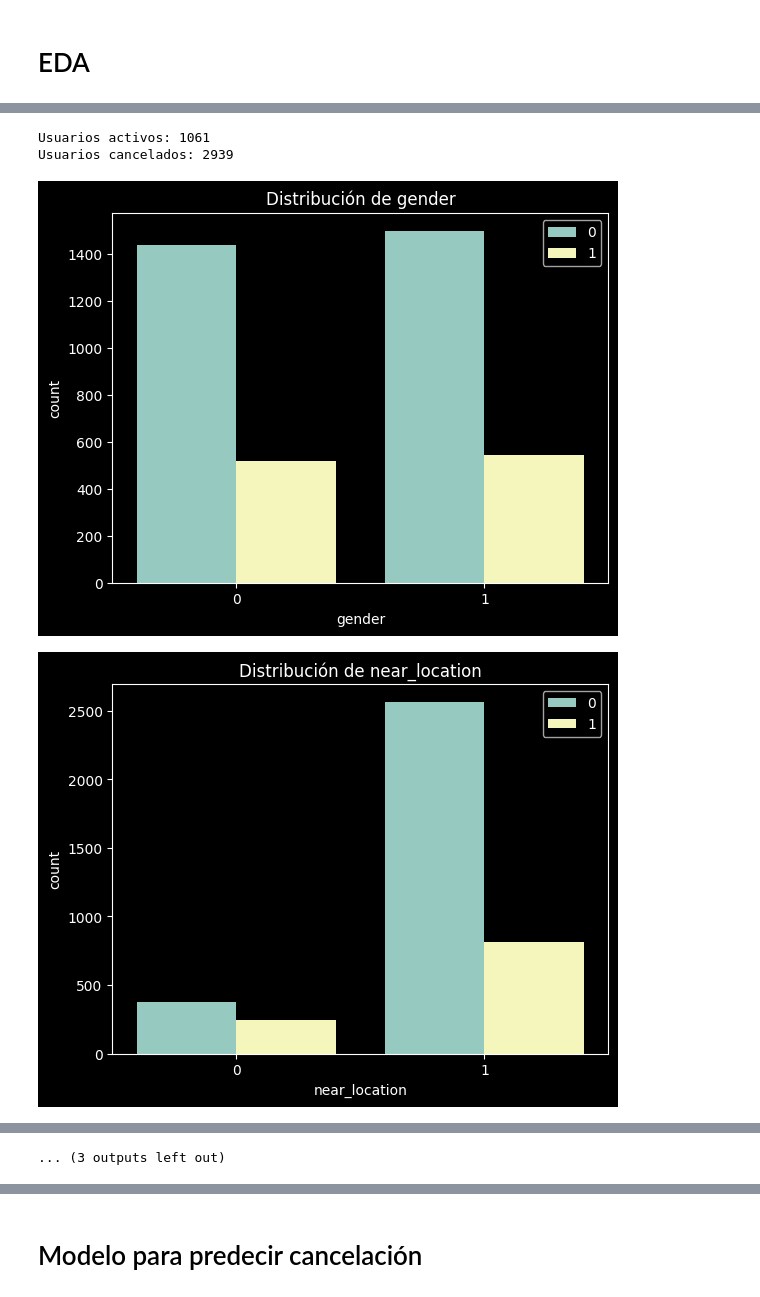
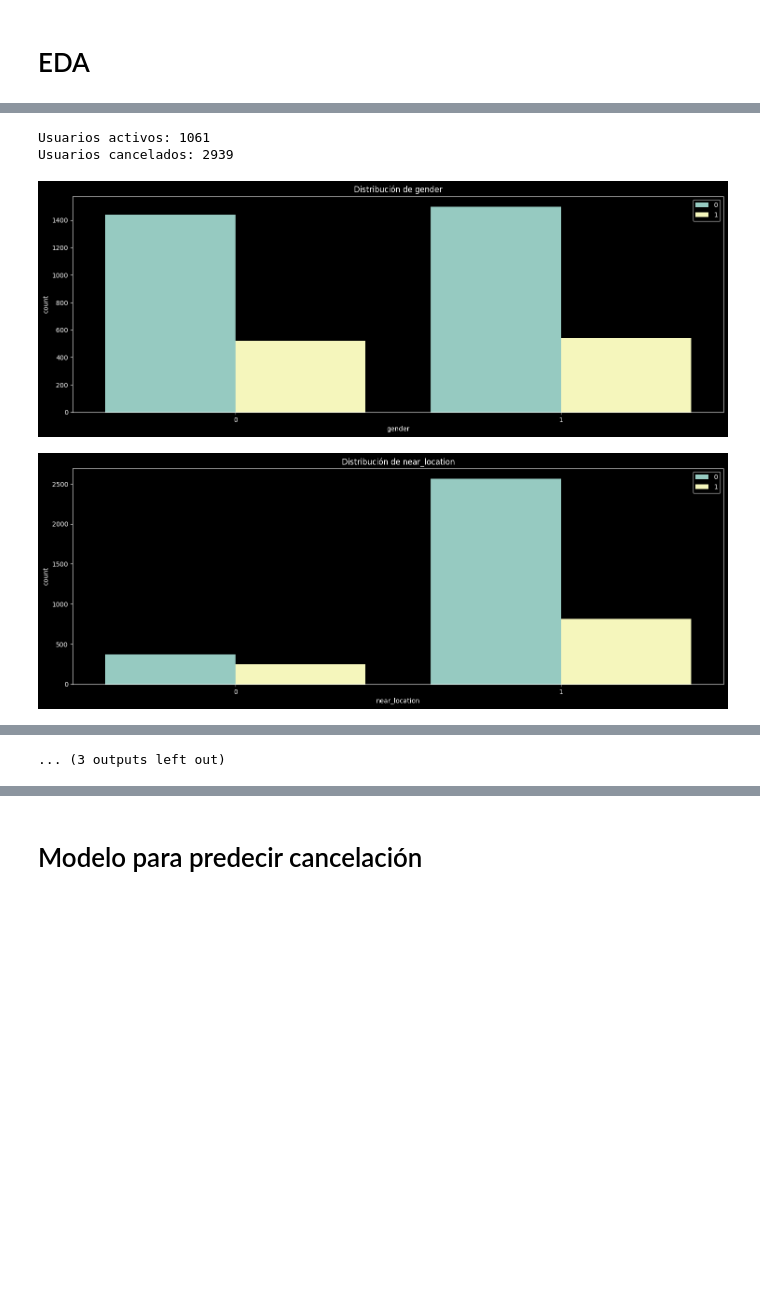
Before and after one commit to XivxnX/model_machine-learning, a Jupyter notebook: model_machine-learning.ipynb, the cells around one changed output, grey strips where cells are left out. Drawn from its saved outputs; the diff is of its cells as text; code cells hidden in the pictures; blank space fills up the shorter version.

```diff
--- a/model_machine-learning.ipynb
+++ b/model_machine-learning.ipynb
@@ -122,25 +106,25 @@ canceled_users = gym_data.query('churn == 0')
 # %%
 # crear histogramas
 characteristics = gym_data.columns.to_list()
 print('Usuarios activos:', active_users.shape[0])
 print('Usuarios cancelados:', canceled_users.shape[0])
 
 for character in characteristics:
-
+    plt.figure(figsize=(18,6))
     # Gráfica para variables categóricas
     if gym_data[character].nunique() <= 2:
         sns.countplot(data=gym_data, x=character, hue='churn')
 
     # Gráfica para numéricas
     else:
         sns.histplot(active_users[character], label="Active", alpha=0.9)
         sns.histplot(canceled_users[character], label="Canceled", alpha=0.2)
 
     plt.title(f"Distribución de {character}")
     plt.legend()
     plt.show()
 # %% [output]
 Usuarios activos: 1061
 Usuarios cancelados: 2939
-[figure, old version]
+[figure, new version]
-[figure, old version]
+[figure, new version]
```
Also changed, not shown: parts of 13 cells of this notebook.
